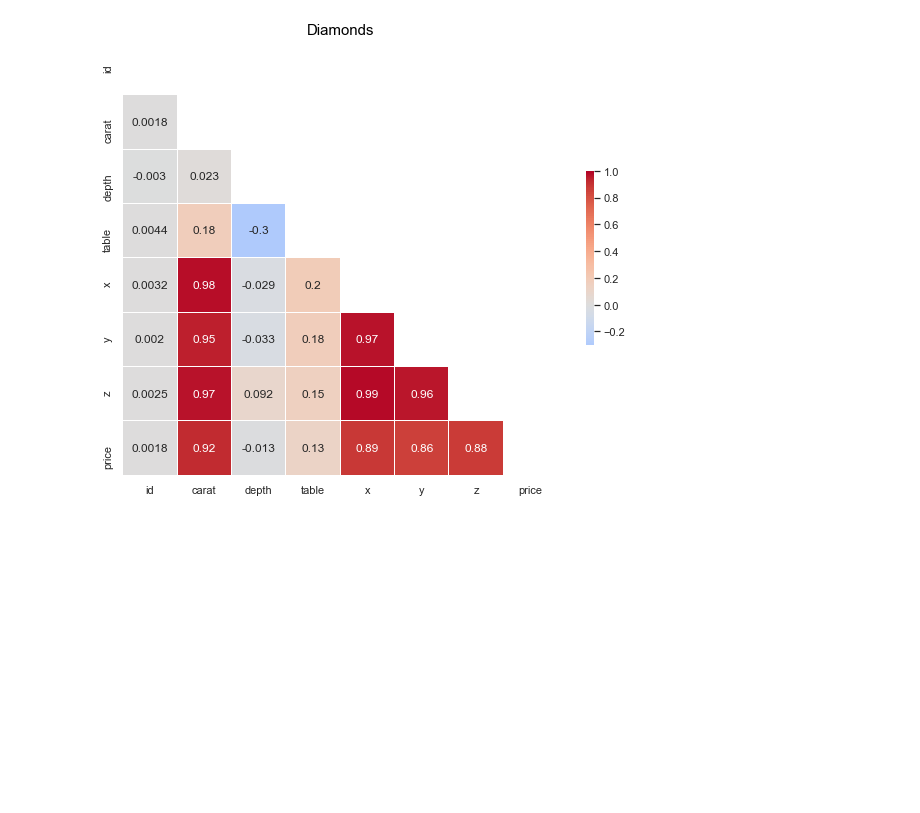
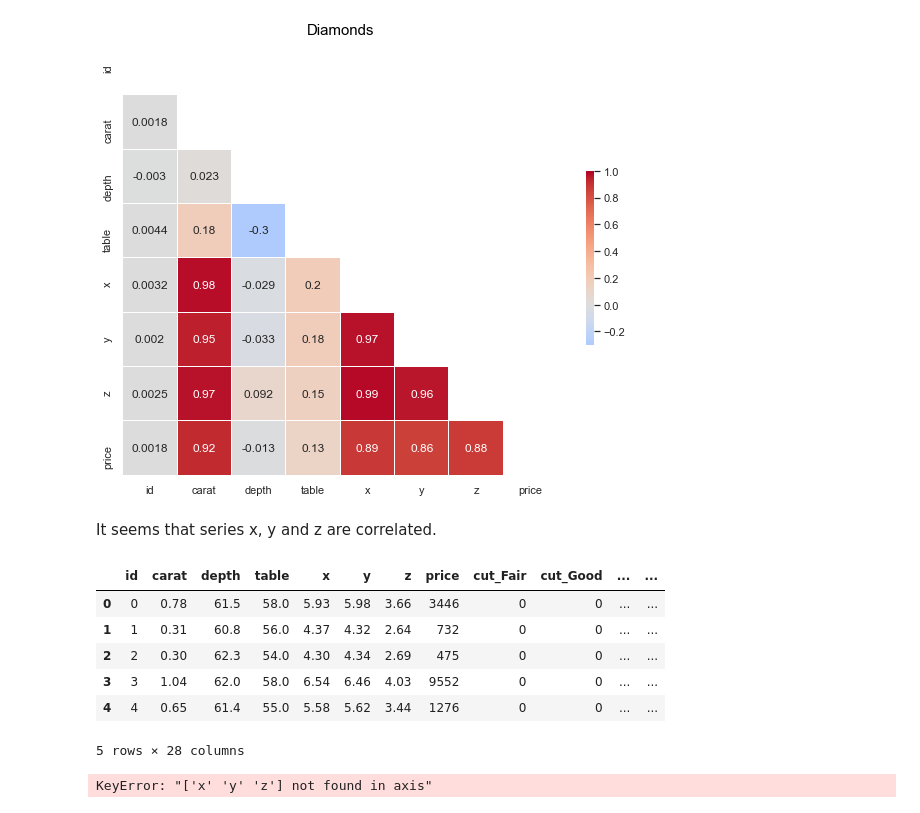
Before and after one commit to patricrp/Diamonds-project, a Jupyter notebook: Diamonds Machine Learning.ipynb, the cells around one changed output. Cells and saved outputs as stored; diff of their text form; code cells hidden in the pictures; blank space fills up the shorter version.

```diff
--- a/Diamonds Machine Learning.ipynb
+++ b/Diamonds Machine Learning.ipynb
@@ -89,3 +93,22 @@ plt.title("Diamonds", fontsize=15, color="black", weight="medium")
 sns.set()
 # %% [output]
 [figure]
+# %% [markdown]
+It seems that series x, y and z are correlated.
+# %%
+# Categorical series to numerical
+
+diamonds_num = pd.get_dummies(diamonds)
+diamonds_num.head()
+# %% [output]
+|  | id | carat | depth | table | x | y | z | price | cut_Fair | cut_Good | ... | ... |
+| 0 | 0 | 0.78 | 61.5 | 58.0 | 5.93 | 5.98 | 3.66 | 3446 | 0 | 0 | ... | ... |
+| 1 | 1 | 0.31 | 60.8 | 56.0 | 4.37 | 4.32 | 2.64 | 732 | 0 | 0 | ... | ... |
+| 2 | 2 | 0.30 | 62.3 | 54.0 | 4.30 | 4.34 | 2.69 | 475 | 0 | 0 | ... | ... |
+| 3 | 3 | 1.04 | 62.0 | 58.0 | 6.54 | 6.46 | 4.03 | 9552 | 0 | 0 | ... | ... |
+| 4 | 4 | 0.65 | 61.4 | 55.0 | 5.58 | 5.62 | 3.44 | 1276 | 0 | 0 | ... | ... |
+5 rows × 28 columns
+# %%
+diamonds_num = diamonds_num.drop(columns=['x', 'y', 'z'])
+# %% [output]
+KeyError: "['x' 'y' 'z'] not found in axis"
```
Also changed, not shown: parts of 17 cells of this notebook.
